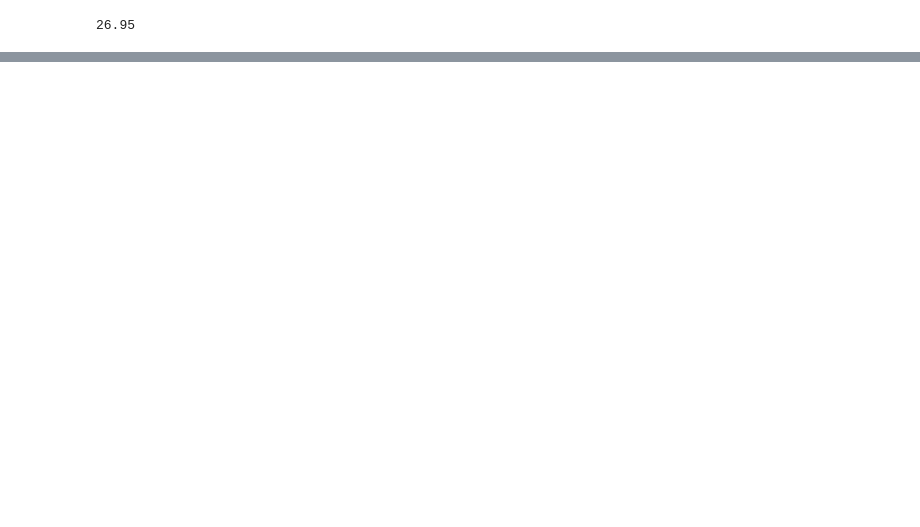
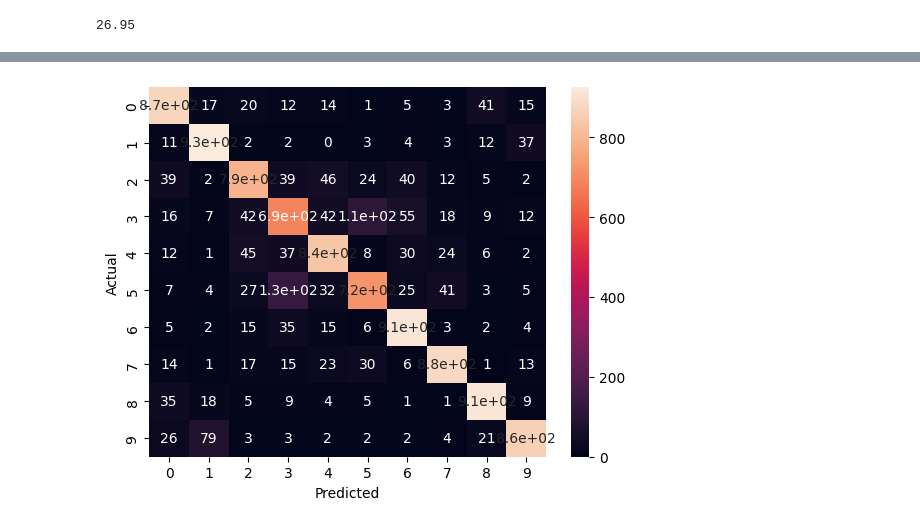
Before and after one commit to jamontanac/Fighting-Illutions, a Jupyter notebook: Fighting-Illutions/notebooks/Generating_defenses.ipynb, the cells around one changed output, grey strips where cells are left out. Drawn from its saved outputs; the diff is of its cells as text; code cells hidden in the pictures; blank space fills up the shorter version.

Commit message:
New adjustments, ploting the confusion matrix

```diff
--- a/Fighting-Illutions/notebooks/Generating_defenses.ipynb
+++ b/Fighting-Illutions/notebooks/Generating_defenses.ipynb
@@ -177,7 +178,7 @@ for model_ref in models:
     for attack in attacks:
         adver = catalog.load(f'{model_ref}_Adversarial_{attack}@Dataset')
         # Create the dataset
-        transform_fn = ResizePadTransform(ratio=0.9)
+        transform_fn = Compose(ResizePadTransform(ratio=0.9)
         # transform_fn = DistortTransform(d=4, delta=0.5)
 
         dataset = AdversarialDataset(adver, transform=transform_fn)
@@ -190,7 +191,7 @@ for model_ref in models:
         correct_model = 0
         correct_adversarial = 0
         total = 0
-        confidence_defence = []
+        confidence_defense = []
         for batch in dataloader:
             # Assuming model is your pre-trained model
             images, real_labels  = batch["examples"], batch["real_labels"]
@@ -200,7 +201,7 @@ for model_ref in models:
             with torch.no_grad():
                 outputs = model_classifier(images)
                 _, predicted= torch.max(outputs.data, 1)
-                confidence_defence.extend(F.softmax(outputs, dim=1).max(dim=1)[0].cpu().numpy())
+                confidence_defense.extend(F.softmax(outputs, dim=1).max(dim=1)[0].cpu().numpy())
                 total += real_labels.size(0)
                 correct_defense += (predicted == real_labels).sum().item()
                 correct_model += (model_labels == real_labels).sum().item()
@@ -316,7 +317,7 @@ for ratio in ratios:
     correct_model = 0
     correct_adversarial = 0
     total = 0
-    confidence_defence = []
+    confidence_defense = []
     for batch in dataloader:
         # Assuming model is your pre-trained model
         images, real_labels  = batch["examples"], batch["real_labels"]
@@ -326,7 +327,7 @@ for ratio in ratios:
         with torch.no_grad():
             outputs = model_classifier(images)
             _, predicted= torch.max(outputs.data, 1)
-            confidence_defence.extend(F.softmax(outputs, dim=1).max(dim=1)[0].cpu().numpy())
+            confidence_defense.extend(F.softmax(outputs, dim=1).max(dim=1)[0].cpu().numpy())
             total += real_labels.size(0)
             correct_defense += (predicted == real_labels).sum().item()
             correct_model += (model_labels == real_labels).sum().item()
@@ -477,0 +688,16 @@ ResNet(
+# %%
+
+# attacks = ["DeepFool", "CarliniL2", "FSGM", "PGD"]
+# models = ['Resnet_model','Regnet_x_model','Regnet_y_model']
+classes = ['airplane', 'automobile', 'bird', 'cat', 'deer', 'dog', 'frog', 'horse', 'ship', 'truck']
+attack = "DeepFool"
+model_ref = "Resnet_model"
+parameters={'Resnet_model': {'window_size': 8, 'delta': 0.1, 'padding_ratio': 0.9}}
+
+model = catalog.load(f"{model_ref}")
+
+adver = catalog.load(f'{model_ref}_Adversarial_{attack}@Dataset')
+dataloader = Padding_defense(adver,parameters[f"{model_ref}"])
+metrics, labels, confidences = Report(dataloader,model)
+#print(f"{model_ref} with attack: {attack}")
+#print(metrics)
@@ -477,0 +708,14 @@ ResNet(
+# %%
+import pandas as pd
+import seaborn as sns
+def create_confusion_matrix(real_labels: np.array,predicted:np.array,):
+    data = {"Actual": real_labels, "Predicted": predicted}
+    df = pd.DataFrame(data, columns=["Actual", "Predicted"])
+    confusion_matrix = pd.crosstab(
+        df["Actual"], df["Predicted"], rownames=["Actual"], colnames=["Predicted"]
+    )
+    sns.heatmap(confusion_matrix, annot=True)
+    return plt
+# %%
+create_confusion_matrix(labels["true_labels"],labels["model_labels"])
+# %% [output]
@@ -477,0 +725 @@ ResNet(
+[figure, added]
```
Also changed, not shown: parts of 15 cells of this notebook, 3 other files.
